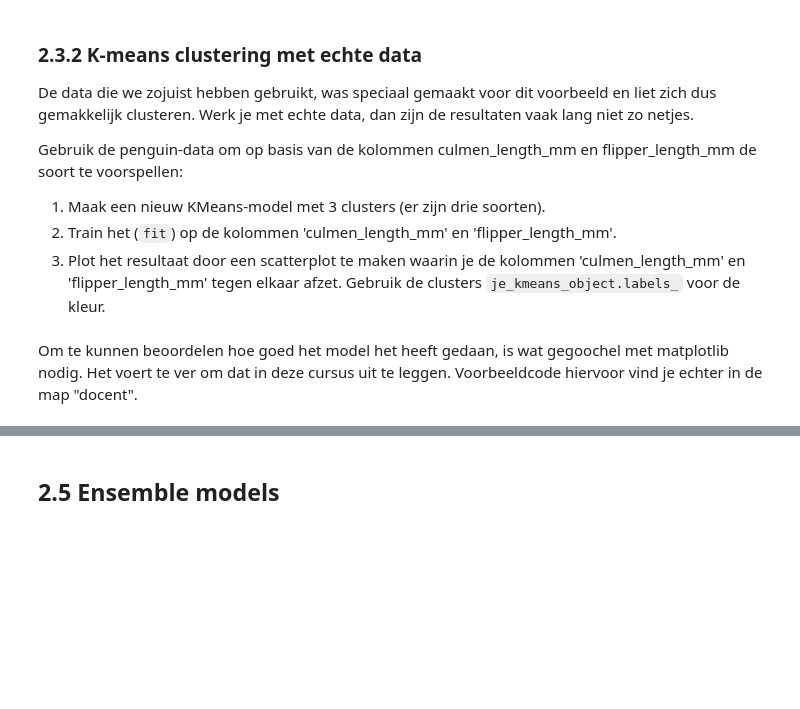
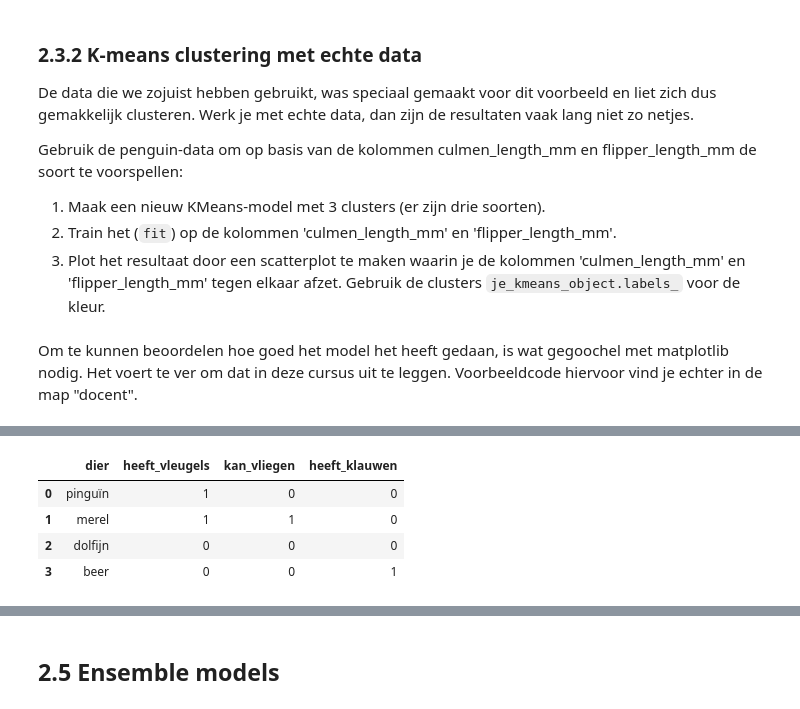
Before and after one commit to mcdejonge/cursus-beginnen-met-data-science, a Jupyter notebook: les_2_modellen.ipynb, the cells around one changed output, grey strips where cells are left out. Saved outputs shown, nothing was run; the diff lists cells and outputs as text; code cells hidden in the pictures; blank space fills up the shorter version.

```diff
--- a/les_2_modellen.ipynb
+++ b/les_2_modellen.ipynb
@@ -360,0 +374,13 @@ Bijvoorbeeld: stel dat we willen weten met wat voor soort dier te maken we hebbe
+# %%
+# Lees de data in.
+if 'COLAB_GPU' in os.environ:
+    dfdieren = pd.read_csv("https://raw.githubusercontent.com/mcdejonge/beginnen_met_data_science/refs/heads/main/data/dieren.csv")
+else:
+    dfdieren = pd.read_csv("data/dieren.csv")
+dfdieren
+# %% [output]
+|  | dier | heeft_vleugels | kan_vliegen | heeft_klauwen |
+| 0 | pinguïn | 1 | 0 | 0 |
+| 1 | merel | 1 | 1 | 0 |
+| 2 | dolfijn | 0 | 0 | 0 |
+| 3 | beer | 0 | 0 | 1 |
```
Also changed, not shown: parts of 11 cells of this notebook, 1 other file.
